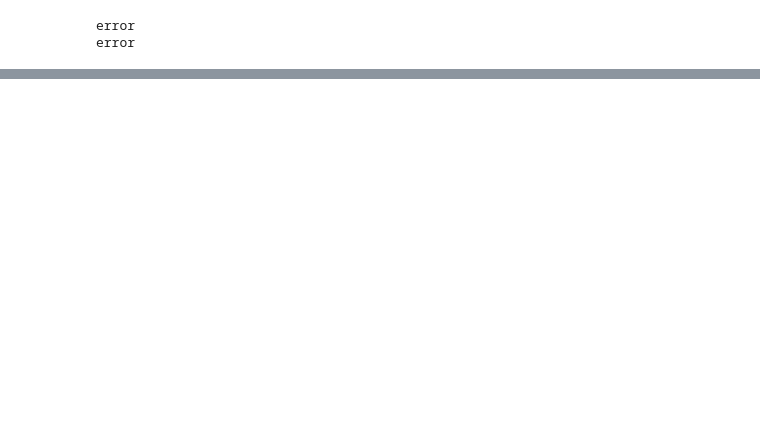
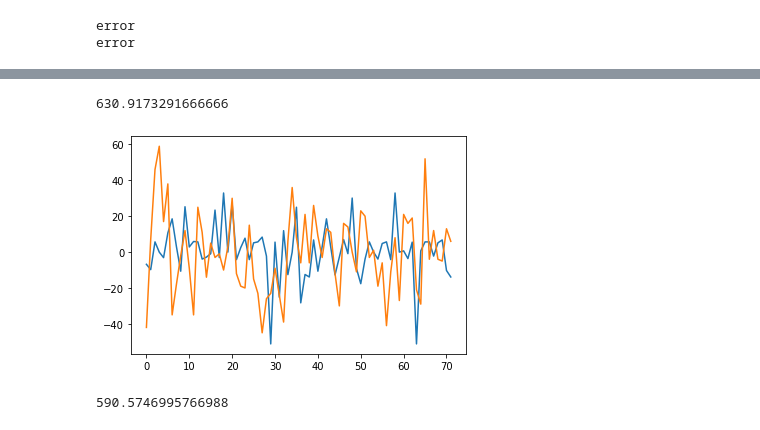
Before and after one commit to ishaan-arya/automated-essay-grading, a Jupyter notebook: Twitter_Sentiment_Analysis.ipynb, the cells around one changed output, grey strips where cells are left out. Saved outputs shown, nothing was run; the diff lists cells and outputs as text; code cells hidden in the pictures; blank space fills up the shorter version.

Commit message:
feat => added the stock predictions for TSLA

```diff
--- a/Twitter_Sentiment_Analysis.ipynb
+++ b/Twitter_Sentiment_Analysis.ipynb
@@ -485,0 +486,5 @@ plt.plot(arr)
+# %%
+import yfinance as yf
+data = yf.download(tickers='TSLA', period = '5d', interval = '15m', rounding= True)
+tsla_df = pd.DataFrame(data)
+tsla_df
@@ -485,0 +507,3 @@ plt.plot(arr)
+# %%
+tsla_df['Price'] = (tsla_df['High'] + tsla_df['Low']) / 2
+tsla_df
@@ -485,0 +525,31 @@ plt.plot(arr)
+# %%
+X_data = tsla_df['Price'].head(120)
+y_data = np.array(arr)
+X_train, X_test, y_train, y_test = train_test_split(X_data, y_data, test_size = 0.40, random_state = 42)
+# %%
+from sklearn.ensemble import RandomForestRegressor
+
+rfr = RandomForestRegressor(n_estimators = 100)
+regressor = rfr.fit(X_train.values.reshape(-1,1), y_train.reshape(-1,1))
+y_pred = regressor.predict(X_test.values.reshape(-1,1))
+mse_rfr = metrics.mean_squared_error(y_pred,y_test)
+mse_rfr
+# %% [output]
+630.9173291666666
+# %%
+import matplotlib.pyplot as plt
+plt.plot(y_pred)
+plt.plot(y_test)
+plt.show()
+# %% [output]
+[figure, added]
+# %%
+from sklearn.svm import SVR
+
+svr = SVR(C=1000)
+svreg = svr.fit(X_train.values.reshape(-1,1), y_train.reshape(-1,1))
+y_pred = svreg.predict(X_test.values.reshape(-1,1))
+mse_svr = metrics.mean_squared_error(y_pred,y_test)
+mse_svr
+# %% [output]
+590.5746995766988
```
Also changed, not shown: parts of 30 cells of this notebook.
